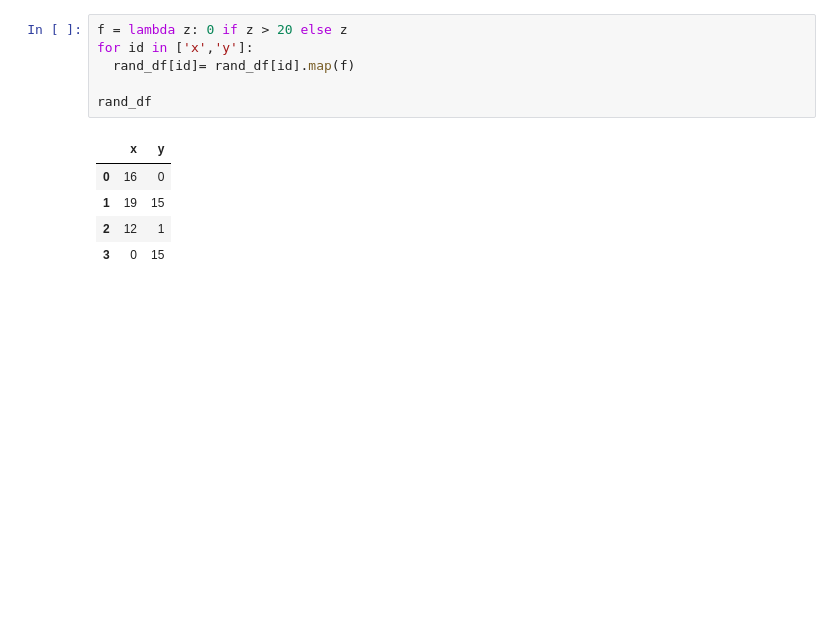
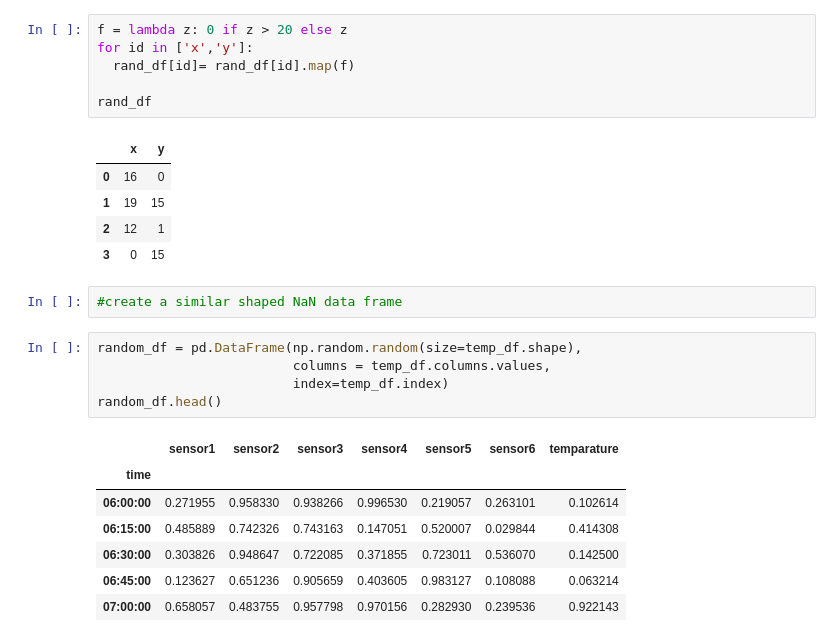
Before and after one commit to raviakasapu/MachineLearning, a Jupyter notebook: Introduction_to_Pandas.ipynb, the cells around one changed output. Saved outputs shown, nothing was run; the diff lists cells and outputs as text; blank space fills up the shorter version.

```diff
--- a/Introduction_to_Pandas.ipynb
+++ b/Introduction_to_Pandas.ipynb
@@ -695,3 +699,18 @@ rand_df
 | 1 | 19 | 15 |
 | 2 | 12 | 1 |
 | 3 | 0 | 15 |
+# %%
+#create a similar shaped NaN data frame
+# %%
+random_df = pd.DataFrame(np.random.random(size=temp_df.shape),
+                         columns = temp_df.columns.values,
+                         index=temp_df.index)
+random_df.head()
+# %% [output]
+|  | sensor1 | sensor2 | sensor3 | sensor4 | sensor5 | sensor6 | temparature |
+| time |  |  |  |  |  |  |  |
+| 06:00:00 | 0.271955 | 0.958330 | 0.938266 | 0.996530 | 0.219057 | 0.263101 | 0.102614 |
+| 06:15:00 | 0.485889 | 0.742326 | 0.743163 | 0.147051 | 0.520007 | 0.029844 | 0.414308 |
+| 06:30:00 | 0.303826 | 0.948647 | 0.722085 | 0.371855 | 0.723011 | 0.536070 | 0.142500 |
+| 06:45:00 | 0.123627 | 0.651236 | 0.905659 | 0.403605 | 0.983127 | 0.108088 | 0.063214 |
+| 07:00:00 | 0.658057 | 0.483755 | 0.957798 | 0.970156 | 0.282930 | 0.239536 | 0.922143 |
```
Also changed, not shown: parts of 9 cells of this notebook.
